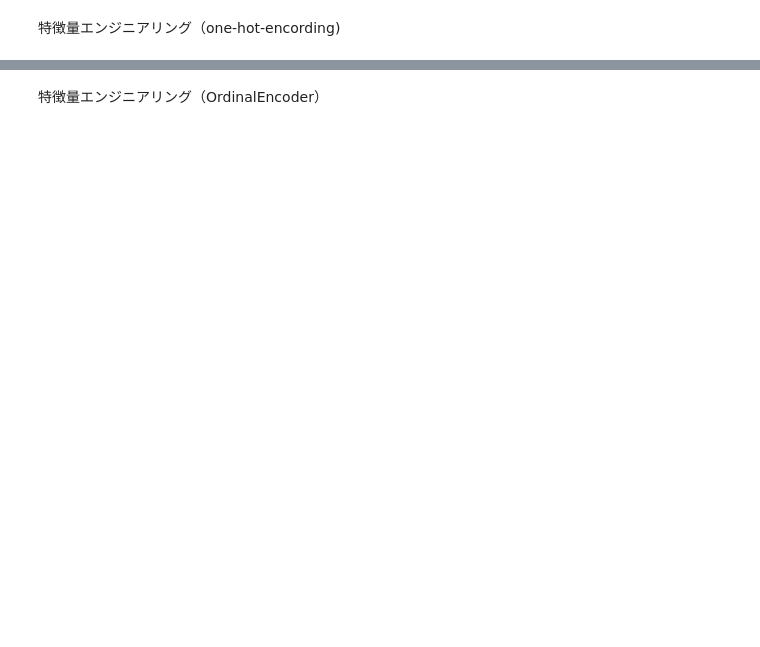
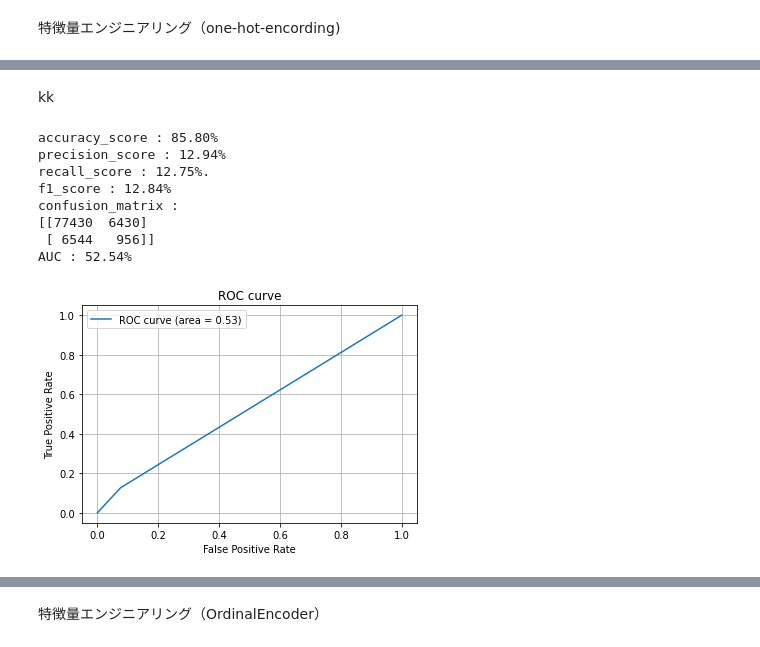
Before and after one commit to kazuya99986/diveintocode-ml, a Jupyter notebook: week4_home_credit_default.ipynb, the cells around one changed output, grey strips where cells are left out. Saved outputs shown, nothing was run; the diff lists cells and outputs as text; code cells hidden in the pictures; blank space fills up the shorter version.

```diff
--- a/week4_home_credit_default.ipynb
+++ b/week4_home_credit_default.ipynb
@@ -313,0 +441,18 @@ df = pd.get_dummies(df, columns=ohe_columns)
+# %% [markdown]
+kk
+# %%
+##1-nn
+knc_nn1 = KNeighborsClassifier(n_neighbors=1)
+knc_nn1.fit(X_train, y_train)
+Y_pred = knc_nn1.predict(X_test)# 予測
+result(y_test, Y_pred)
+# %% [output]
+accuracy_score : 85.80%
+precision_score : 12.94%
+recall_score : 12.75%.
+f1_score : 12.84%
+confusion_matrix :
+[[77430  6430]
+ [ 6544   956]]
+AUC : 52.54%
+[figure, added]
```
Also changed, not shown: parts of 59 cells of this notebook.
